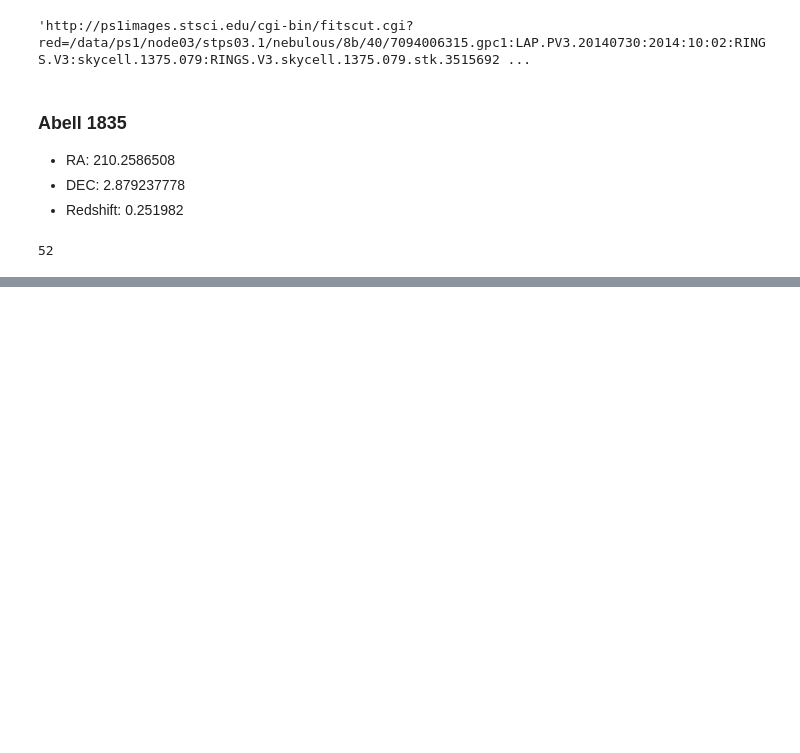
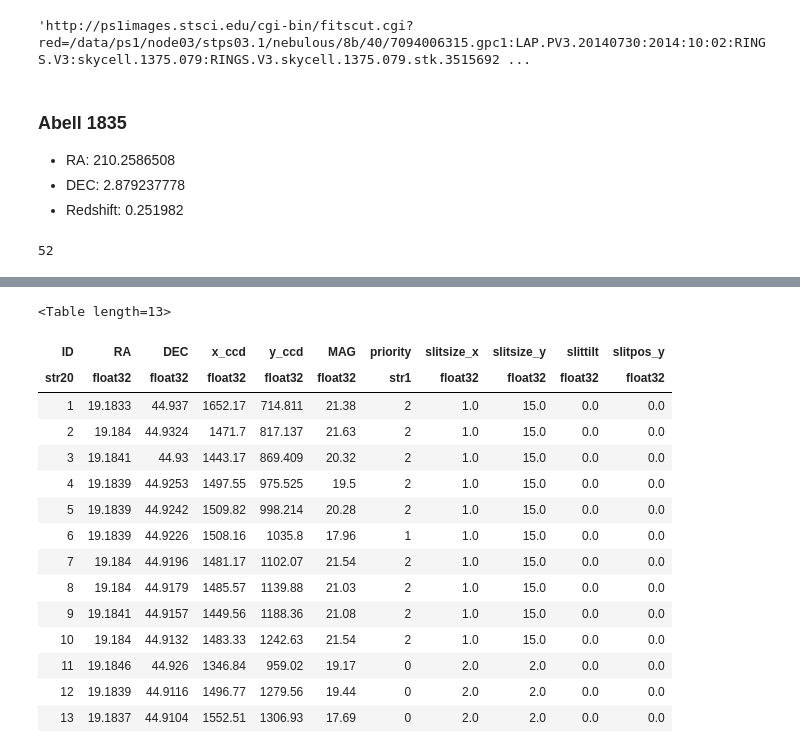
Before and after one commit to leogulus/XRay-Project, a Jupyter notebook: observed_rename_field|Panstarr_image.ipynb, the cells around one changed output, grey strips where cells are left out. Saved outputs shown, nothing was run; the diff lists cells and outputs as text; code cells hidden in the pictures; blank space fills up the shorter version.

```diff
--- a/observed_rename_field|Panstarr_image.ipynb
+++ b/observed_rename_field|Panstarr_image.ipynb
@@ -537,0 +804,19 @@ len(set([i.split('_')[1].split('/')[-1] for i in list_file_name('/Users/taweewat
+# %%
+Table(fits.open('/Users/taweewat/Documents/gemini/GMItarget_list_OT.fits')[1].data)
+# %% [output]
+<Table length=13>
+| ID | RA | DEC | x_ccd | y_ccd | MAG | priority | slitsize_x | slitsize_y | slittilt | slitpos_y |
+| str20 | float32 | float32 | float32 | float32 | float32 | str1 | float32 | float32 | float32 | float32 |
+| 1 | 19.1833 | 44.937 | 1652.17 | 714.811 | 21.38 | 2 | 1.0 | 15.0 | 0.0 | 0.0 |
+| 2 | 19.184 | 44.9324 | 1471.7 | 817.137 | 21.63 | 2 | 1.0 | 15.0 | 0.0 | 0.0 |
+| 3 | 19.1841 | 44.93 | 1443.17 | 869.409 | 20.32 | 2 | 1.0 | 15.0 | 0.0 | 0.0 |
+| 4 | 19.1839 | 44.9253 | 1497.55 | 975.525 | 19.5 | 2 | 1.0 | 15.0 | 0.0 | 0.0 |
+| 5 | 19.1839 | 44.9242 | 1509.82 | 998.214 | 20.28 | 2 | 1.0 | 15.0 | 0.0 | 0.0 |
+| 6 | 19.1839 | 44.9226 | 1508.16 | 1035.8 | 17.96 | 1 | 1.0 | 15.0 | 0.0 | 0.0 |
+| 7 | 19.184 | 44.9196 | 1481.17 | 1102.07 | 21.54 | 2 | 1.0 | 15.0 | 0.0 | 0.0 |
+| 8 | 19.184 | 44.9179 | 1485.57 | 1139.88 | 21.03 | 2 | 1.0 | 15.0 | 0.0 | 0.0 |
+| 9 | 19.1841 | 44.9157 | 1449.56 | 1188.36 | 21.08 | 2 | 1.0 | 15.0 | 0.0 | 0.0 |
+| 10 | 19.184 | 44.9132 | 1483.33 | 1242.63 | 21.54 | 2 | 1.0 | 15.0 | 0.0 | 0.0 |
+| 11 | 19.1846 | 44.926 | 1346.84 | 959.02 | 19.17 | 0 | 2.0 | 2.0 | 0.0 | 0.0 |
+| 12 | 19.1839 | 44.9116 | 1496.77 | 1279.56 | 19.44 | 0 | 2.0 | 2.0 | 0.0 | 0.0 |
+| 13 | 19.1837 | 44.9104 | 1552.51 | 1306.93 | 17.69 | 0 | 2.0 | 2.0 | 0.0 | 0.0 |
```
Also changed, not shown: parts of 30 cells of this notebook, 16 other files.
